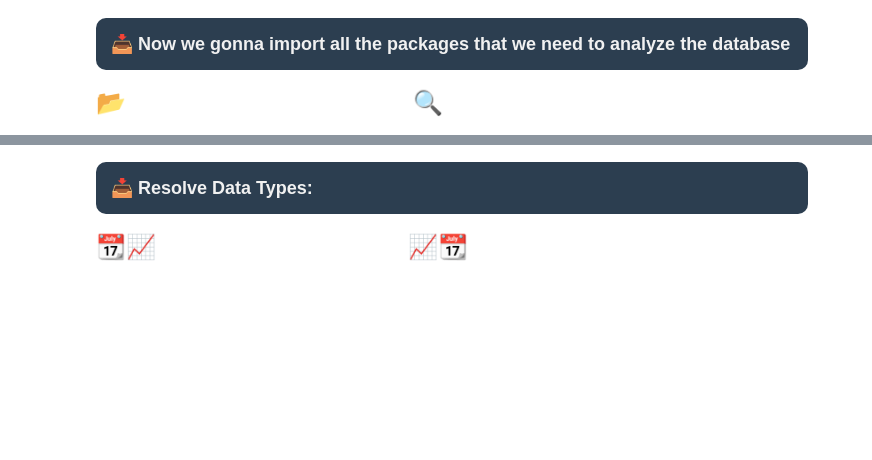
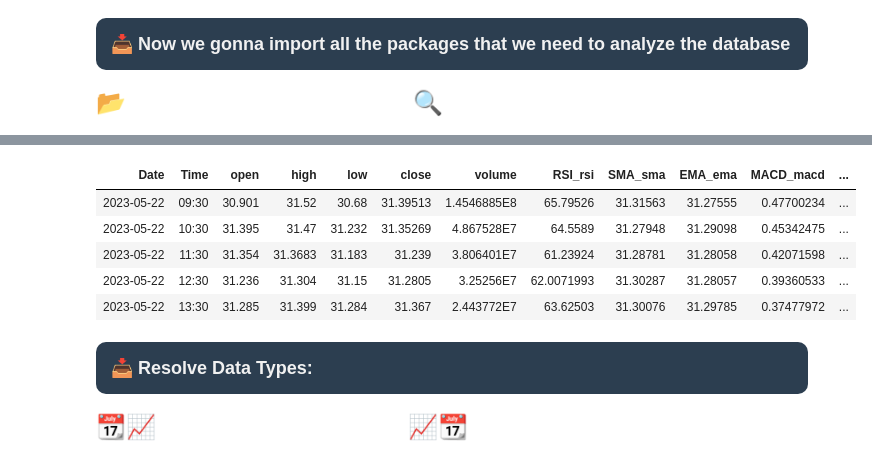
Before and after one commit to TiagoPedrotkd/BDA_SMV, a Jupyter notebook: notebooks/EDA.ipynb, the cells around one changed output, grey strips where cells are left out. Saved outputs shown, nothing was run; the diff lists cells and outputs as text; code cells hidden in the pictures; blank space fills up the shorter version.

```diff
--- a/notebooks/EDA.ipynb
+++ b/notebooks/EDA.ipynb
@@ -404,0 +312,4 @@ df['PS_Ratio_NVDA'].fillna(0, inplace=True)
+# %%
+window_spec = Window.orderBy("Date", "Time").rowsBetween(-sys.maxsize, 0)
+
+df = df.withColumn("volume", last("volume", ignorenulls=True).over(window_spec))
@@ -404,0 +323,10 @@ df['PS_Ratio_NVDA'].fillna(0, inplace=True)
+# %%
+momentum_indicators = [
+    "RSI_rsi", "SMA_sma", "EMA_ema",
+    "MACD_macd", "MACD_macd_signal", "MACD_macd_hist",
+    "STOCH_slow_k", "STOCH_slow_d"
+]
+
+window_spec = Window.orderBy("Date", "Time").rowsBetween(-sys.maxsize, 0)
+for indicator in momentum_indicators:
+    df = df.withColumn(indicator, last(col(indicator), ignorenulls=True).over(window_spec))
@@ -404,0 +340,7 @@ df['PS_Ratio_NVDA'].fillna(0, inplace=True)
+# %%
+volatility_indicators = ["ADX_adx", "CCI_cci", "ATR_atr"]
+
+window_spec = Window.orderBy("Date", "Time").rowsBetween(-sys.maxsize, 0)
+
+for col_name in volatility_indicators:
+    df = df.withColumn(col_name, last(col(col_name), ignorenulls=True).over(window_spec))
@@ -404,0 +354,7 @@ df['PS_Ratio_NVDA'].fillna(0, inplace=True)
+# %%
+bollinger_cols = ["BBANDS_upper_band", "BBANDS_middle_band", "BBANDS_lower_band"]
+
+window_spec = Window.orderBy("Date", "Time").rowsBetween(-sys.maxsize, 0)
+
+for bband in bollinger_cols:
+    df = df.withColumn(bband, last(col(bband), ignorenulls=True).over(window_spec))
@@ -405,3 +368,18 @@ df['PS_Ratio_NVDA'].fillna(0, inplace=True)
+# %%
+numeric_cols = [col_name for col_name in df.columns if col_name not in ["Date", "Time"]]
+
+df_aggregated = df.groupBy("Date", "Time").agg(
+    *[avg(col_name).alias(col_name) for col_name in numeric_cols]
+)
+
+display(df_aggregated.limit(5))
+# %% [output]
+| Date | Time | open | high | low | close | volume | RSI_rsi | SMA_sma | EMA_ema | MACD_macd | ... |
+| 2023-05-22 | 09:30 | 30.901 | 31.52 | 30.68 | 31.39513 | 1.4546885E8 | 65.79526 | 31.31563 | 31.27555 | 0.47700234 | ... |
+| 2023-05-22 | 10:30 | 31.395 | 31.47 | 31.232 | 31.35269 | 4.867528E7 | 64.5589 | 31.27948 | 31.29098 | 0.45342475 | ... |
+| 2023-05-22 | 11:30 | 31.354 | 31.3683 | 31.183 | 31.239 | 3.806401E7 | 61.23924 | 31.28781 | 31.28058 | 0.42071598 | ... |
+| 2023-05-22 | 12:30 | 31.236 | 31.304 | 31.15 | 31.2805 | 3.25256E7 | 62.0071993 | 31.30287 | 31.28057 | 0.39360533 | ... |
+| 2023-05-22 | 13:30 | 31.285 | 31.399 | 31.284 | 31.367 | 2.443772E7 | 63.62503 | 31.30076 | 31.29785 | 0.37477972 | ... |
 # %% [markdown]
 <p style="font-size: 18px; color: #f1f1f1; background: #2c3e50; padding: 15px; border-radius: 10px;">
     📥 <strong>Resolve Data Types:</strong>
```
Also changed, not shown: parts of 62 cells of this notebook, 16 other files.
